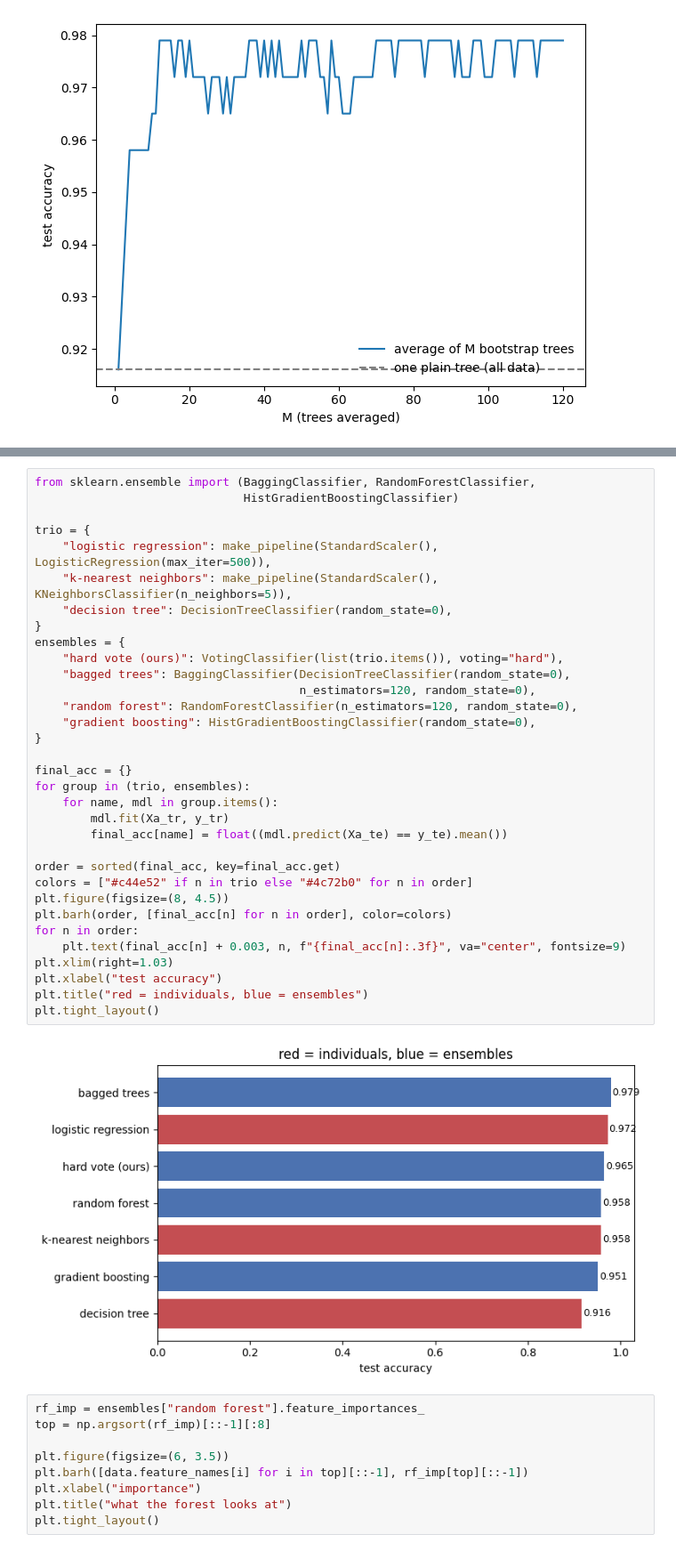
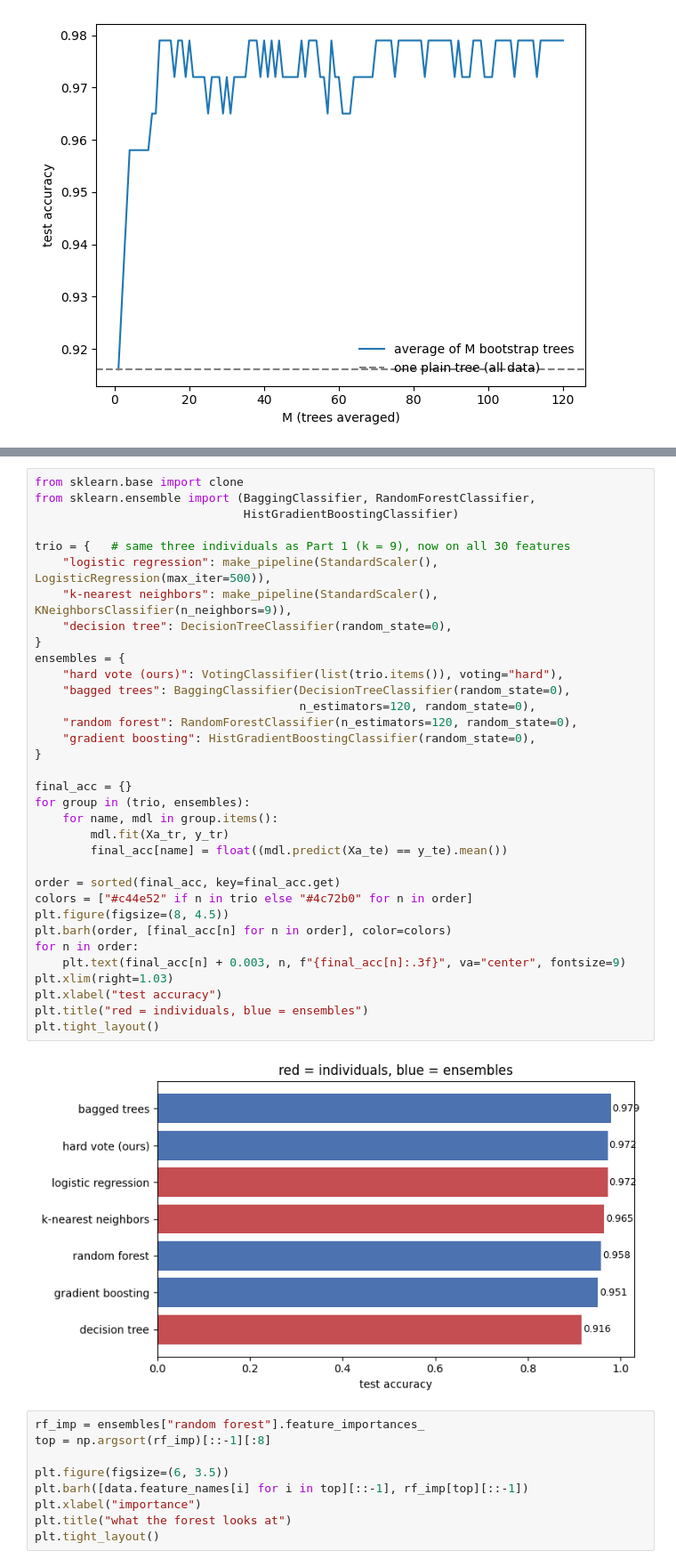
Before and after one commit to qihongl/NS5007-week5, a Jupyter notebook: ensemble_methods_lab.ipynb, the cells around one changed output, grey strips where cells are left out. Shown at 89% size. Drawn from its saved outputs; the diff is of its cells as text.

```diff
--- a/ensemble_methods_lab.ipynb
+++ b/ensemble_methods_lab.ipynb
@@ -263,40 +274,41 @@ Each member saw a *distorted, shrunken* dataset and is worse than the plain tree
 
 Same data, three off-the-shelf ensembles: `BaggingClassifier` (literally the last simulation), `RandomForestClassifier` (bagging plus a random subset of features considered at each split), and gradient boosting (trees grown one after another, each repairing the errors of the ones before).
 # %%
+from sklearn.base import clone
 from sklearn.ensemble import (BaggingClassifier, RandomForestClassifier,
                               HistGradientBoostingClassifier)
 
-trio = {
+trio = {   # same three individuals as Part 1 (k = 9), now on all 30 features
     "logistic regression": make_pipeline(StandardScaler(), LogisticRegression(max_iter=500)),
-    "k-nearest neighbors": make_pipeline(StandardScaler(), KNeighborsClassifier(n_neighbors=5)),
+    "k-nearest neighbors": make_pipeline(StandardScaler(), KNeighborsClassifier(n_neighbors=9)),
     "decision tree": DecisionTreeClassifier(random_state=0),
 }
 ensembles = {
     "hard vote (ours)": VotingClassifier(list(trio.items()), voting="hard"),
     "bagged trees": BaggingClassifier(DecisionTreeClassifier(random_state=0),
                                       n_estimators=120, random_state=0),
     "random forest": RandomForestClassifier(n_estimators=120, random_state=0),
     "gradient boosting": HistGradientBoostingClassifier(random_state=0),
 }
 
 final_acc = {}
 for group in (trio, ensembles):
     for name, mdl in group.items():
         mdl.fit(Xa_tr, y_tr)
         final_acc[name] = float((mdl.predict(Xa_te) == y_te).mean())
 
 order = sorted(final_acc, key=final_acc.get)
 colors = ["#c44e52" if n in trio else "#4c72b0" for n in order]
 plt.figure(figsize=(8, 4.5))
 plt.barh(order, [final_acc[n] for n in order], color=colors)
 for n in order:
     plt.text(final_acc[n] + 0.003, n, f"{final_acc[n]:.3f}", va="center", fontsize=9)
 plt.xlim(right=1.03)
 plt.xlabel("test accuracy")
 plt.title("red = individuals, blue = ensembles")
 plt.tight_layout()
 # %% [output]
-[figure, old version]
+[figure, new version]
 # %%
 rf_imp = ensembles["random forest"].feature_importances_
 top = np.argsort(rf_imp)[::-1][:8]
```
Also changed, not shown: parts of 15 cells of this notebook, 8 other files.
